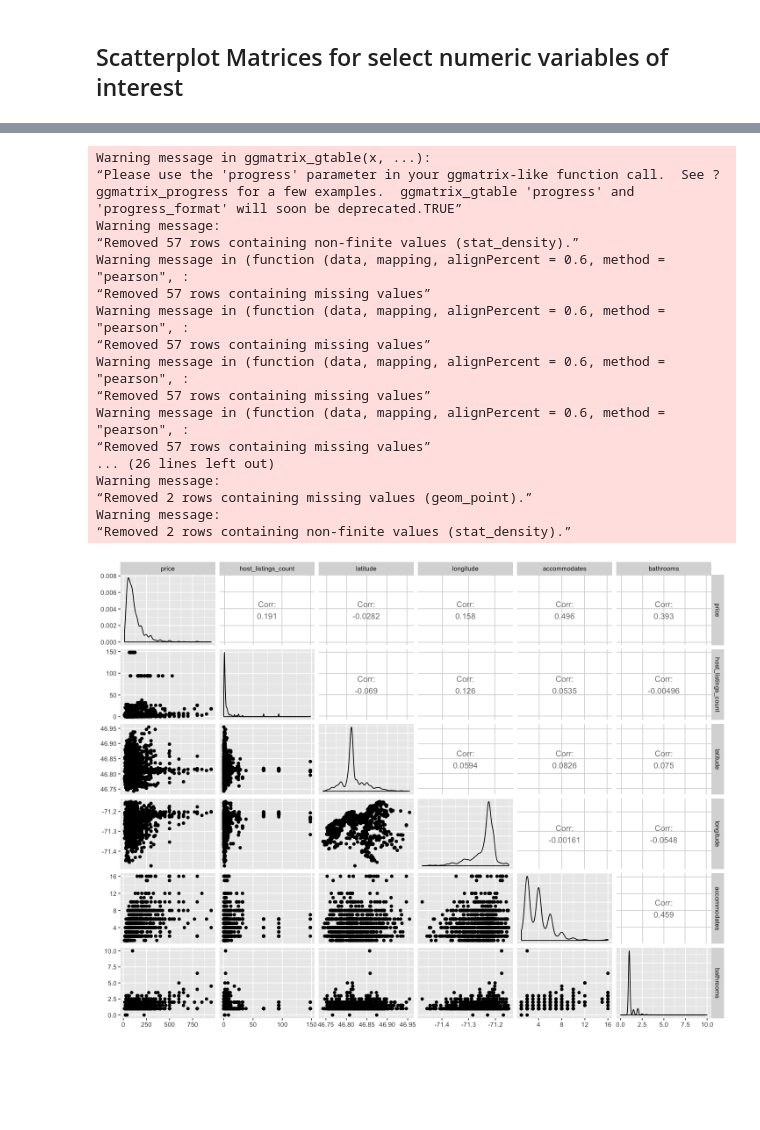
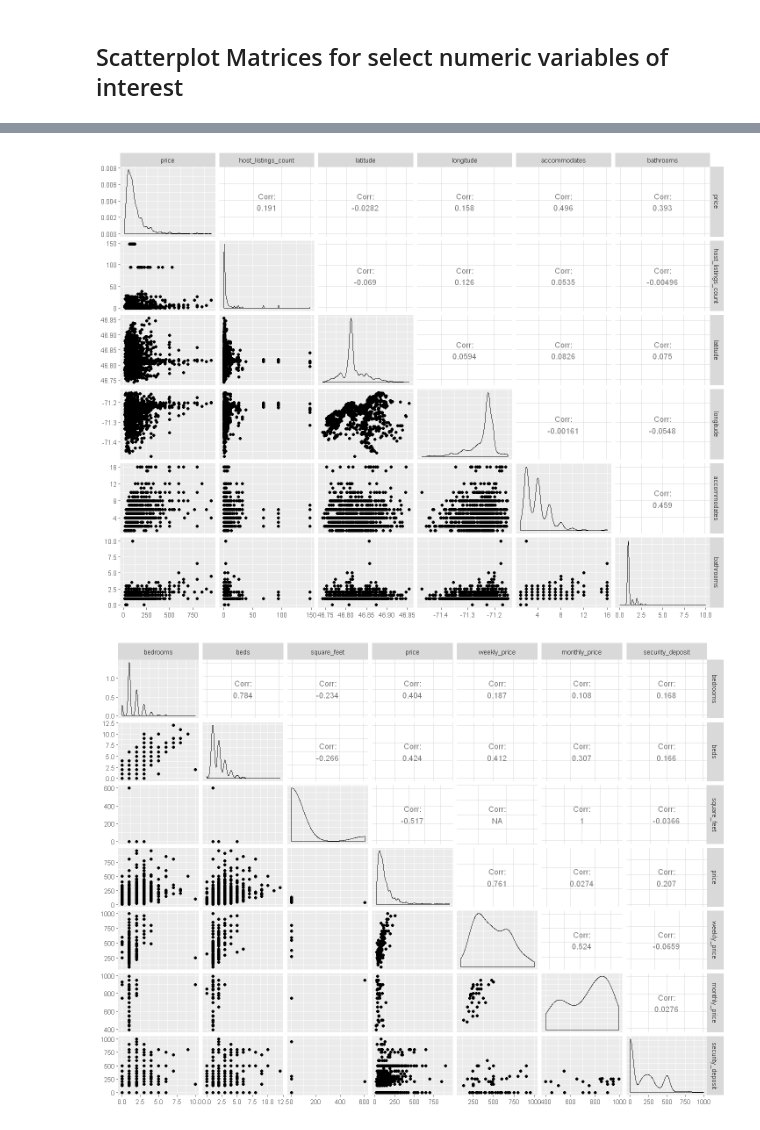
Before and after one commit to UBC-MDS/DSCI_522_Group313, a Jupyter notebook: src/EDA.ipynb, the cells around one changed output, grey strips where cells are left out. Saved outputs shown, nothing was run; the diff lists cells and outputs as text; code cells hidden in the pictures; blank space fills up the shorter version.

```diff
--- a/src/EDA.ipynb
+++ b/src/EDA.ipynb
@@ -122,25 +146,14 @@ pairs(numeric_subset6,pch = 21,cex = 1,bg="black",col="white",lwd= 0.5, cex.labe
 # %%
 library(GGally)
 
 numeric_subset1 %>%
-    ggpairs()%>%
+    ggpairs(na.rm = TRUE)%>%
     print(progress = F)
 # %% [output]
-Warning message in ggmatrix_gtable(x, ...):
-“Please use the 'progress' parameter in your ggmatrix-like function call.  See ?ggmatrix_progress for a few examples.  ggmatrix_gtable 'progress' and 'progress_format' will soon be deprecated.TRUE”
-Warning message:
-“Removed 57 rows containing non-finite values (stat_density).”
-Warning message in (function (data, mapping, alignPercent = 0.6, method = "pearson", :
-“Removed 57 rows containing missing values”
-Warning message in (function (data, mapping, alignPercent = 0.6, method = "pearson", :
-“Removed 57 rows containing missing values”
-Warning message in (function (data, mapping, alignPercent = 0.6, method = "pearson", :
-“Removed 57 rows containing missing values”
-Warning message in (function (data, mapping, alignPercent = 0.6, method = "pearson", :
-“Removed 57 rows containing missing values”
-... (26 lines left out)
-Warning message:
-“Removed 2 rows containing missing values (geom_point).”
-Warning message:
-“Removed 2 rows containing non-finite values (stat_density).”
-[figure, old version]
+[figure, new version]
+# %%
+numeric_subset2 %>%
+    ggpairs(na.rm = TRUE)%>%
+    print(progress = F)
+# %% [output]
+[figure, added]
```
Also changed, not shown: parts of 15 cells of this notebook.
